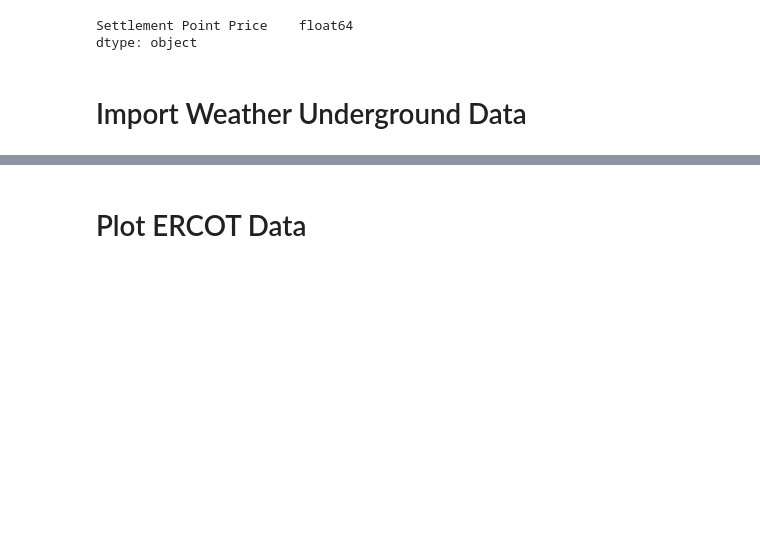
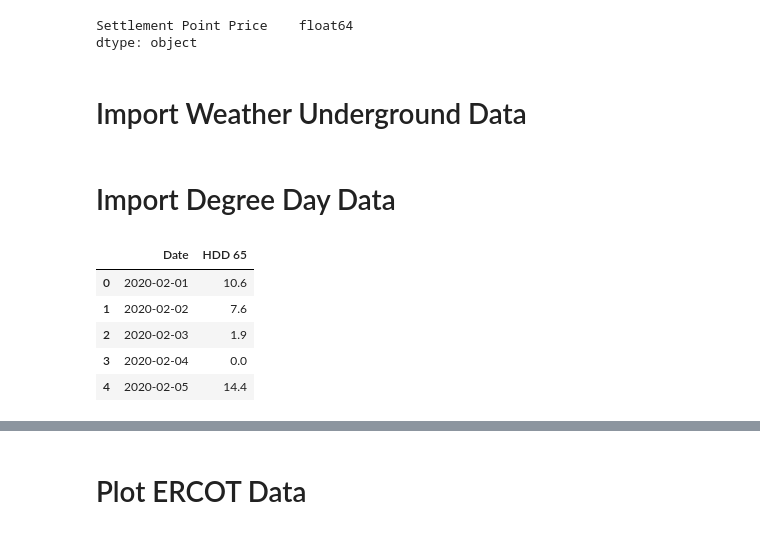
Before and after one commit to ccharafeddine/Degree_Day_Analysis, a Jupyter notebook: degree_day_analysis.ipynb, the cells around one changed output, grey strips where cells are left out. Cells and saved outputs as stored; diff of their text form; code cells hidden in the pictures; blank space fills up the shorter version.

Commit message:
added degree day csvs and new plots

```diff
--- a/degree_day_analysis.ipynb
+++ b/degree_day_analysis.ipynb
@@ -103,3 +96,15 @@ for year in hf.year_list:
     for city in hf.city_list_2:
         wu_table = gen_wu_table_name(year, city)
         wu_table_list.append(wu_table)
+# %% [markdown]
+# Import Degree Day Data
+# %%
+degree_days_2020_df = pd.read_sql_table('DegreeDays_2020', con=engine)
+display(degree_days_2020_df.head())
+# %% [output]
+|  | Date | HDD 65 |
+| 0 | 2020-02-01 | 10.6 |
+| 1 | 2020-02-02 | 7.6 |
+| 2 | 2020-02-03 | 1.9 |
+| 3 | 2020-02-04 | 0.0 |
+| 4 | 2020-02-05 | 14.4 |
```
Also changed, not shown: parts of 7 cells of this notebook, 7 other files.
